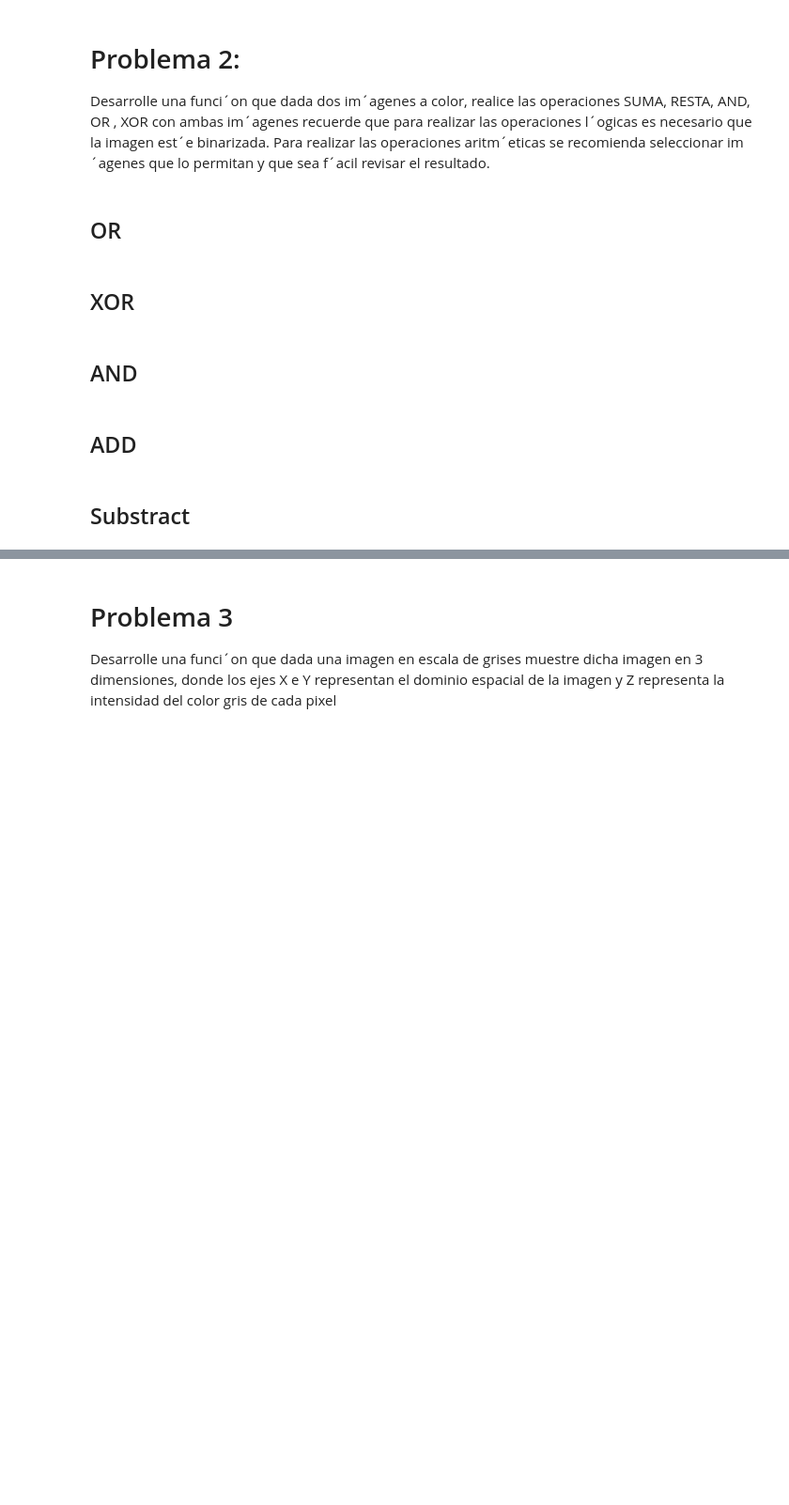
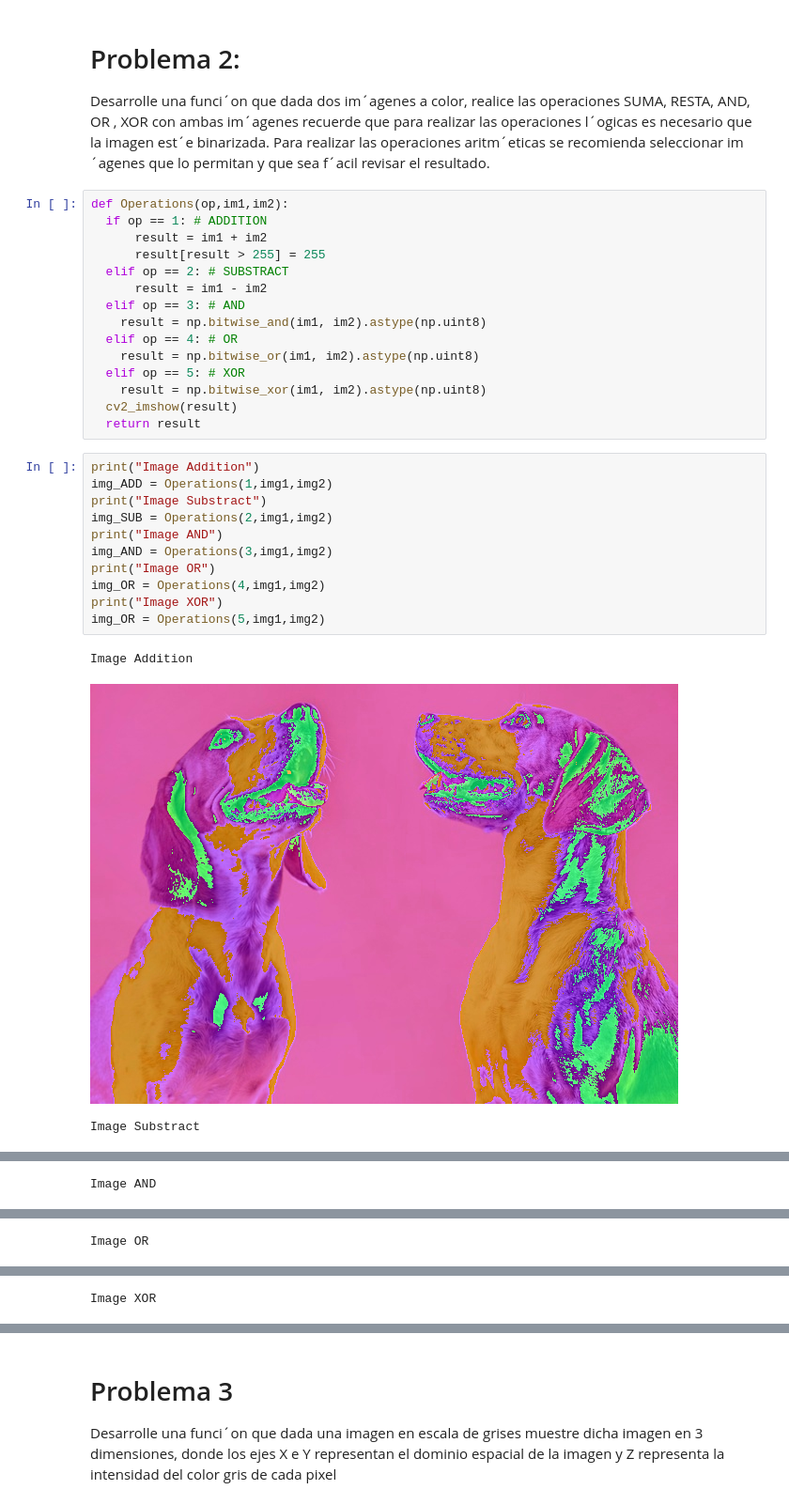
Before and after one commit to cavendano01/Data-Sciences-Galileo, a Jupyter notebook: Image-Recognition/Image_&_Text_Mining_Lab_2.ipynb, the cells around one changed output, grey strips where cells are left out. Shown at 94% size. Cells and saved outputs as stored; diff of their text form; blank space fills up the shorter version.

```diff
--- a/Image-Recognition/Image_&_Text_Mining_Lab_2.ipynb
+++ b/Image-Recognition/Image_&_Text_Mining_Lab_2.ipynb
@@ -35,13 +44,33 @@ Desarrolle una funci´on que permita hacer la binarizaci´on de una imagen, para
 # %% [markdown]
 # Problema 2:
 Desarrolle una funci´on que dada dos im´agenes a color, realice las operaciones SUMA, RESTA, AND, OR , XOR con ambas im´agenes recuerde que para realizar las operaciones l´ogicas es necesario que la imagen est´e binarizada. Para realizar las operaciones aritm´eticas se recomienda  seleccionar im´agenes que lo permitan y que sea f´acil revisar el resultado.
-# %% [markdown]
-## OR
-# %% [markdown]
-## XOR
-# %% [markdown]
-## AND
-# %% [markdown]
-## ADD
-# %% [markdown]
-## Substract
+# %%
+def Operations(op,im1,im2):
+  if op == 1: # ADDITION
+      result = im1 + im2
+      result[result > 255] = 255
+  elif op == 2: # SUBSTRACT
+      result = im1 - im2
+  elif op == 3: # AND
+    result = np.bitwise_and(im1, im2).astype(np.uint8)
+  elif op == 4: # OR
+    result = np.bitwise_or(im1, im2).astype(np.uint8)
+  elif op == 5: # XOR
+    result = np.bitwise_xor(im1, im2).astype(np.uint8)
+  cv2_imshow(result)
+  return result
+# %%
+print("Image Addition")
+img_ADD = Operations(1,img1,img2)
+print("Image Substract")
+img_SUB = Operations(2,img1,img2)
+print("Image AND")
+img_AND = Operations(3,img1,img2)
+print("Image OR")
+img_OR = Operations(4,img1,img2)
+print("Image XOR")
+img_OR = Operations(5,img1,img2)
+# %% [output]
+Image Addition
+[figure, added]
+Image Substract
@@ -47,0 +78 @@ Desarrolle una funci´on que dada dos im´agenes a color, realice las operacione
+Image AND
@@ -47,0 +80 @@ Desarrolle una funci´on que dada dos im´agenes a color, realice las operacione
+Image OR
@@ -47,0 +82 @@ Desarrolle una funci´on que dada dos im´agenes a color, realice las operacione
+Image XOR
```
Also changed, not shown: parts of 12 cells of this notebook.
